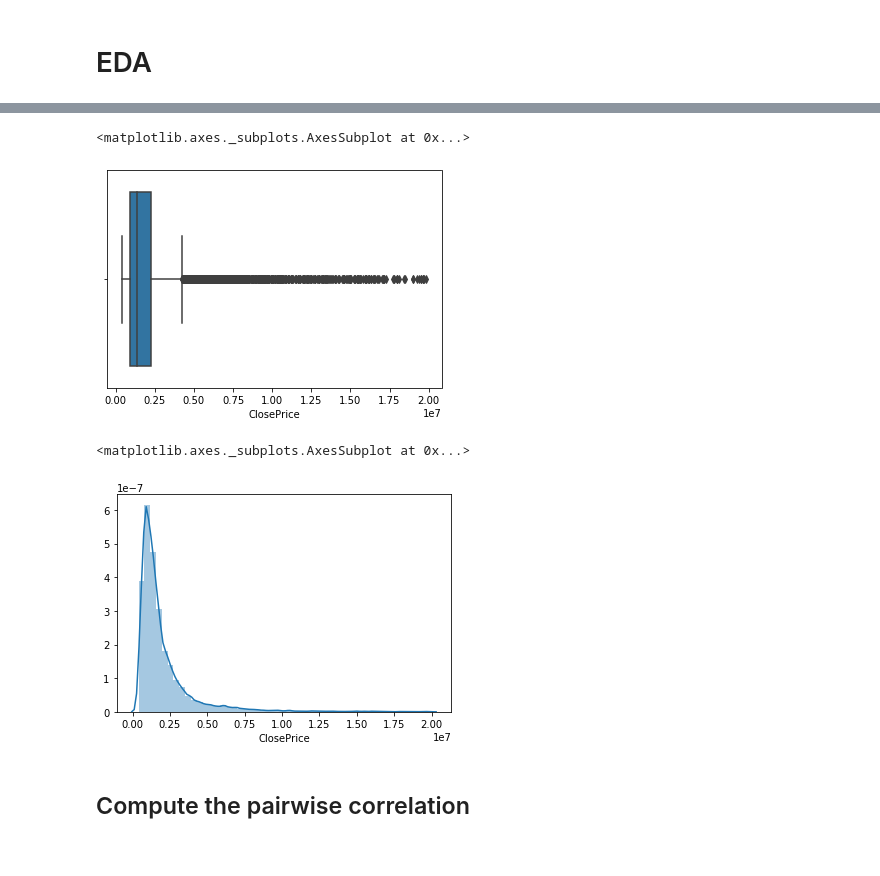
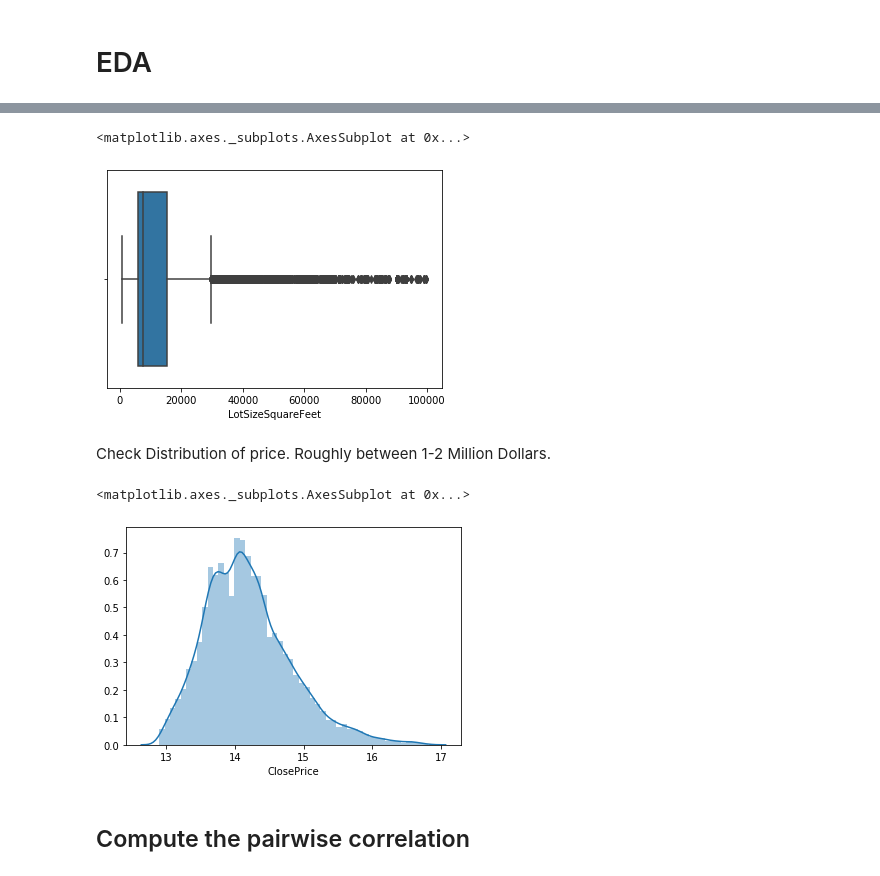
Before and after one commit to esotewic/ultimate_housing_model, a Jupyter notebook: Machine Learning - Housing Data.ipynb, the cells around one changed output, grey strips where cells are left out. Saved outputs shown, nothing was run; the diff lists cells and outputs as text; code cells hidden in the pictures.

```diff
--- a/Machine Learning - Housing Data.ipynb
+++ b/Machine Learning - Housing Data.ipynb
@@ -398,2 +501,8 @@ master['YearBuilt'].replace(0,master['YearBuilt'].mean(), inplace=True)
 # %% [markdown]
 ## Feature Engineering
+# %%
+def WinterIsComing(x):
+    if x in [3,4,5,6,7,8]:
+        return 0
+    else:
+        return 1
@@ -401,6 +514,7 @@ master['YearBuilt'].replace(0,master['YearBuilt'].mean(), inplace=True)
 master['Age'] = 2020 - master['YearBuilt']
 master['CloseMonth']=pd.to_datetime(master.CloseDate).dt.month
 master['CloseYear']=pd.to_datetime(master.CloseDate).dt.year
+master['WinterIsComing']=master.CloseMonth.apply(WinterIsComing)
 # %%
 master.shape
 # %% [output]
@@ -490,10 +603,13 @@ master = master[master['BathroomsTotalInteger'] < 16]
 # %% [markdown]
 ## Add 10 Year Bond Market Price
+# %%
+master['BondDate']=pd.to_datetime(master.CloseDate).dt.date
+master['BondDate'] = master['BondDate'].apply(lambda x: (x - datetime.timedelta(1*365/12)))
 # %%
 bond_prices = pd.read_csv('DGS10.csv')
 bond_prices.DGS10 = bond_prices.DGS10.replace('.','1.77')
 bond_dic = dict(zip(bond_prices.DATE, bond_prices.DGS10))
-master['Bond10Year'] = pd.to_datetime(master.CloseDate).astype(str)
+master['Bond10Year'] = pd.to_datetime(master.BondDate).astype(str)
 master['Bond10Year'] = master['Bond10Year'].map(bond_dic)
 master['Bond10Year'] = master['Bond10Year'].apply(float)
 master['Bond10Year'] = master['Bond10Year'].fillna(np.mean(master.Bond10Year))
@@ -555,13 +706,15 @@ sorted(master.ClosePrice,reverse=True)
  ...]
 # %%
-sns.boxplot(master['ClosePrice'])
+sns.boxplot(master['LotSizeSquareFeet'])
 # %% [output]
 <matplotlib.axes._subplots.AxesSubplot at 0x...>
-[figure, old version]
+[figure, new version]
+# %% [markdown]
+Check Distribution of price. Roughly between 1-2 Million Dollars.
 # %%
-sns.distplot((master['ClosePrice']))
+sns.distplot((np.log(master['ClosePrice'])))
 # %% [output]
 <matplotlib.axes._subplots.AxesSubplot at 0x...>
-[figure, old version]
+[figure, new version]
 # %% [markdown]
 ## Compute the pairwise correlation
```
Also changed, not shown: parts of 135 cells of this notebook.
